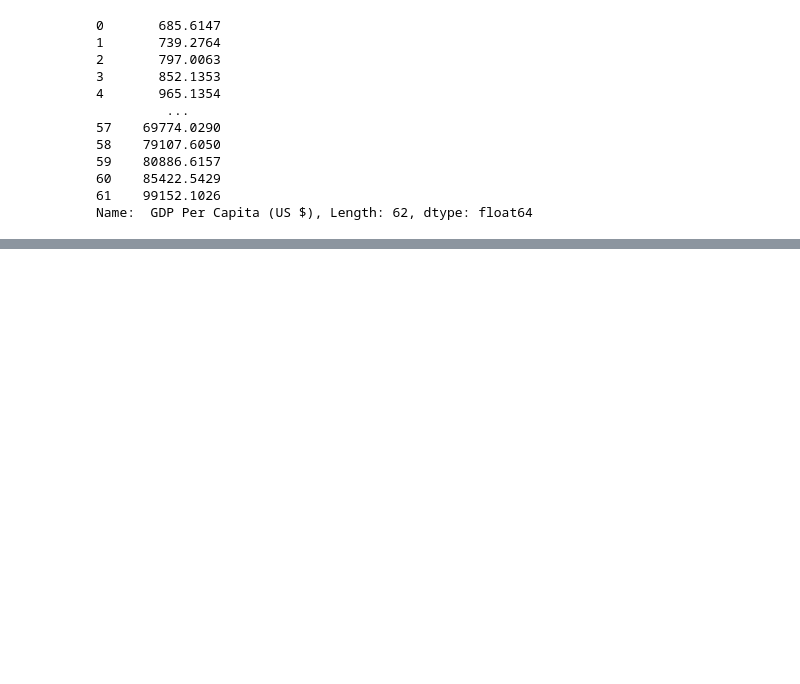
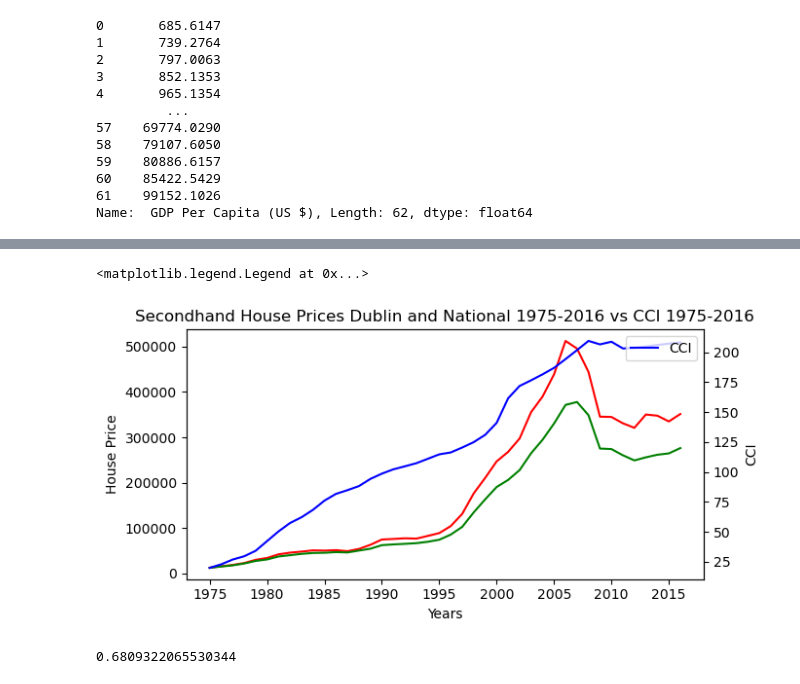
Before and after one commit to killiangriffin/UCDPA_KillianGriffin, a Jupyter notebook: experimental.ipynb, the cells around one changed output, grey strips where cells are left out. Saved outputs shown, nothing was run; the diff lists cells and outputs as text; code cells hidden in the pictures; blank space fills up the shorter version.

```diff
--- a/experimental.ipynb
+++ b/experimental.ipynb
@@ -577,0 +561,21 @@ Text(0.5, 1.0, 'GDP Per Capita 1960-2021')
+# %%
+fig, ax1 = plt.subplots()
+ax1.plot(df_Dub_second['Year'], df_Dub_second['VALUE'], color='r', label='Dublin Secondhand House Prices')
+ax1.plot(df_Nat_second['Year'], df_Nat_second['VALUE'], color='g', label='National Secondhand House Prices')
+ax2 = ax1.twinx()
+ax2.plot(df2['Year'], df2['VALUE'], color='b', label = 'CCI')
+plt.xticks(list(df_Dub_second['Year'].unique()[::5]), rotation=45)
+
+ax1.set_xlabel('Years')
+ax1.set_ylabel('House Price')
+ax2.set_ylabel('CCI')
+plt.title("Secondhand House Prices Dublin and National 1975-2016 vs CCI 1975-2016")
+ax2.legend(loc = 1)
+# %% [output]
+<matplotlib.legend.Legend at 0x...>
+[figure, added]
+# %%
+#measuring correlation
+df_Dub_second['VALUE'].corr(gdp_per_capita2['GDP'], method='pearson')
+# %% [output]
+0.6809322065530344
```
Also changed, not shown: parts of 55 cells of this notebook.
